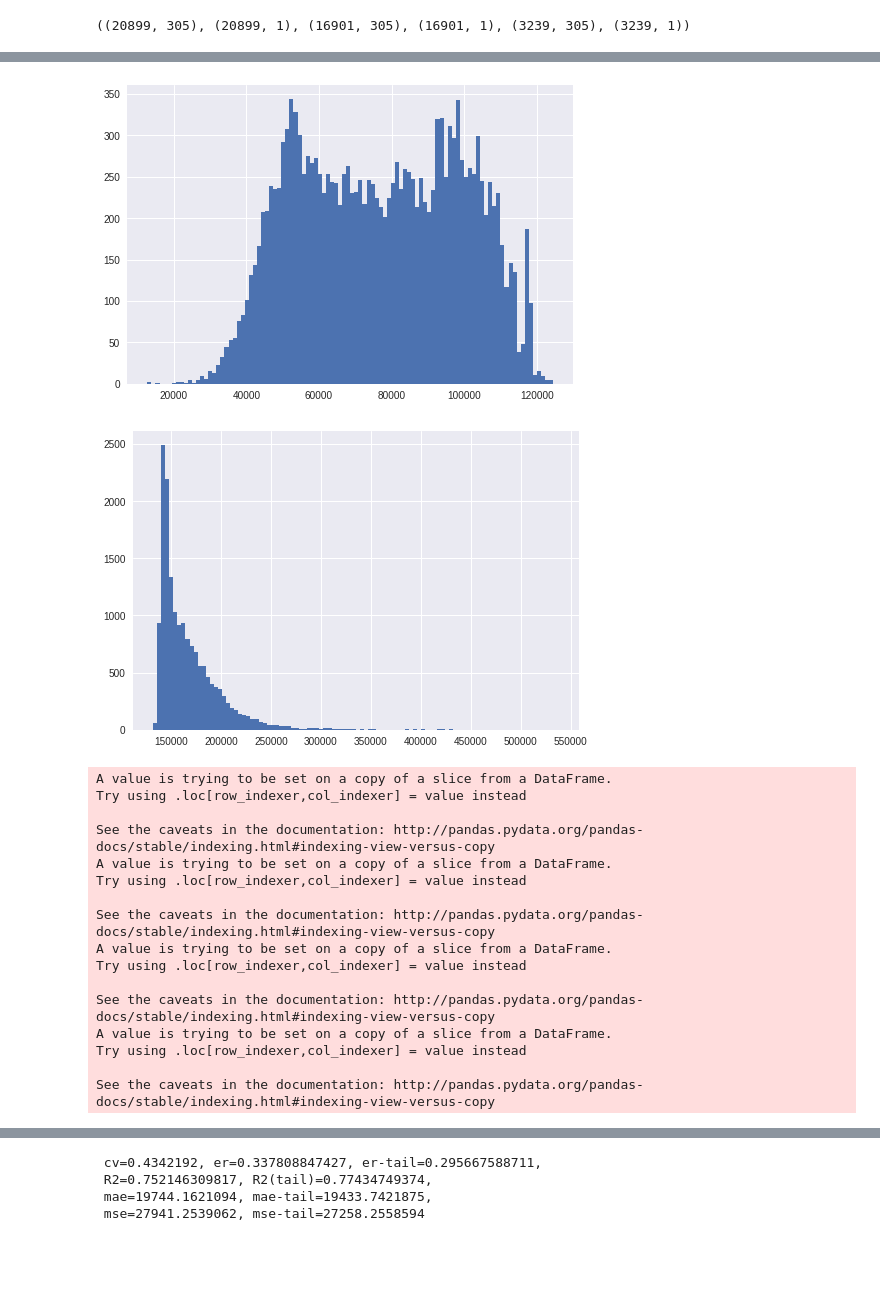
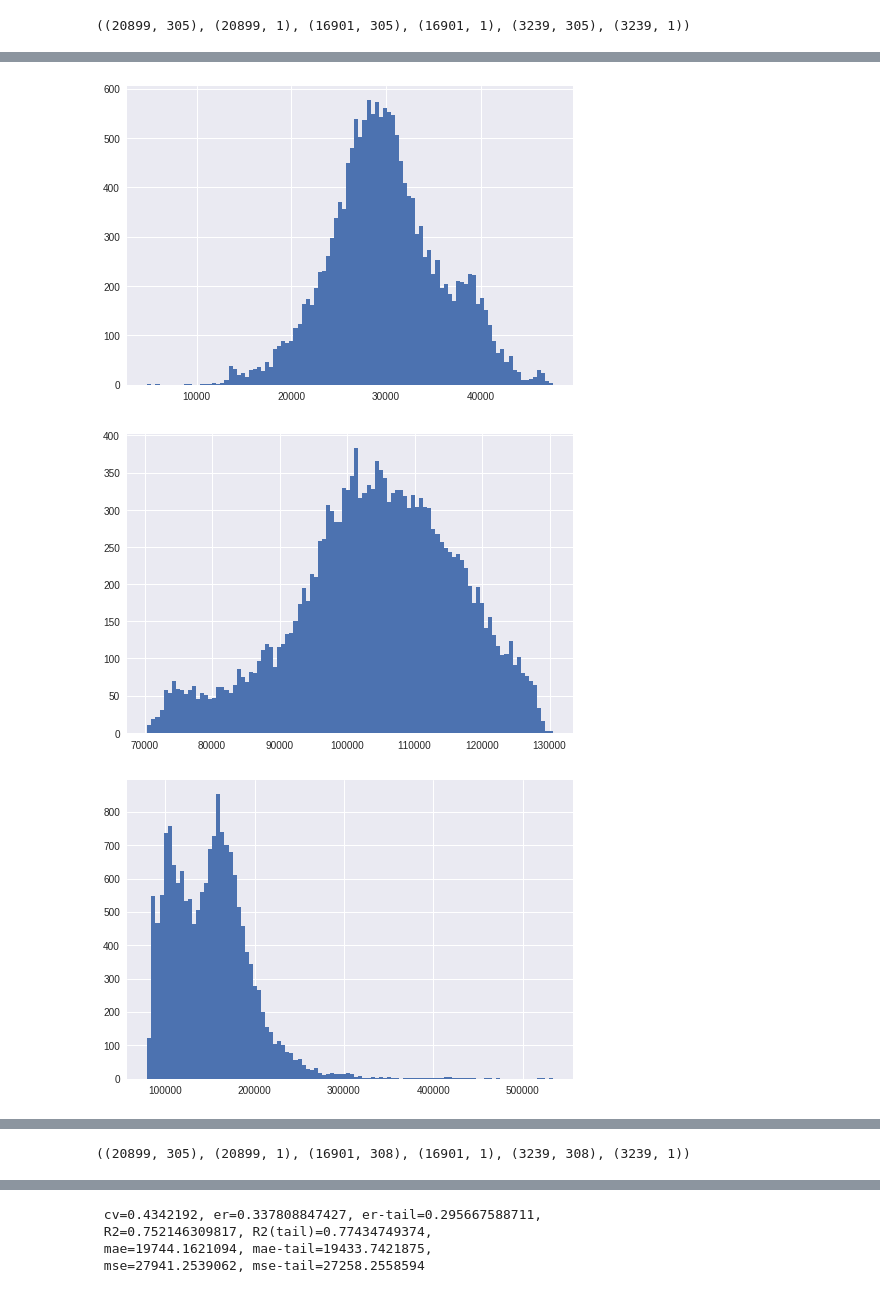
Before and after one commit to SorokinV/Kaggle-2017-SberBank, a Jupyter notebook: Jupiter/sb-v01-head-01-rmse-03-multi.ipynb, the cells around one changed output, grey strips where cells are left out. Drawn from its saved outputs; the diff is of its cells as text; code cells hidden in the pictures; blank space fills up the shorter version.

```diff
--- a/Jupiter/sb-v01-head-01-rmse-03-multi.ipynb
+++ b/Jupiter/sb-v01-head-01-rmse-03-multi.ipynb
@@ -574,8 +557,17 @@ train_x.shape, train_y.shape, train_xx.shape, train_yy.shape, train_xx15.shape,
 param = {'silent':0, 'objective':'reg:linear', 'eta':0.05,
          'max_depth':9, 'subsample':0.8, 'colsample_bytree':0.8,
          'metrics':'rmse'}
-SS = 135000
-print train_xx[ttrain.r<=SS].shape,train_y[ttrain.r>=SS].shape
-bstS1, histS1 = xgbCVtrain(param,train_x[ttrain.r<=SS],train_y[ttrain.r<=SS])
-bstS2, histS2 = xgbCVtrain(param,train_x[ttrain.r>=SS],train_y[ttrain.r>=SS])
+S1h = 50000
+
+S2l = 100000-3*10000
+S2h = 100000+3*10000
+
+S3l = 170000-3*30000
+
+##print(type(train_yy),train_yy.index,train_yy.columns)
+
+print train_xx[train_yy.r<=S1h].shape, train_xx[(train_yy.r>=S2l)&(train_yy.r<=S2h)].shape, train_yy[train_yy.r>=S3l].shape
+bstS1, histS1 = xgbCVtrain(param,train_xx[train_yy.r<=S1h],train_yy[train_yy.r<=S1h])
+bstS2, histS2 = xgbCVtrain(param,train_xx[(train_yy.r>=S2l)&(train_yy.r<=S2h)],train_yy[(train_yy.r>=S2l)&(train_yy.r<=S2h)])
+bstS3, histS3 = xgbCVtrain(param,train_xx[train_yy.r>=S3l],train_yy[train_yy.r>=S3l])
 # %% [output]
@@ -599,23 +591,36 @@ bstS2, histS2 = xgbCVtrain(param,train_x[ttrain.r>=SS],train_y[ttrain.r>=SS])
 # %%
-histS1,histS2
+print histS1,histS2,histS3
 aaS1 = bstS1.predict(dtrainCV)
 aaS2 = bstS2.predict(dtrainCV)
+aaS3 = bstS3.predict(dtrainCV)
 train_xx['aa1'] = aaS1
 train_xx['aa2'] = aaS2
+train_xx['aa3'] = aaS3
 
 plt.hist(train_yy['r'].ravel(),bins=100); plt.show()
 plt.hist(aaS1.ravel(),bins=100); plt.show()
 plt.hist(aaS2.ravel(),bins=100); plt.show()
+plt.hist(aaS3.ravel(),bins=100); plt.show()
 
 aaS1 = bstS1.predict(dtrainCV2015)
 aaS2 = bstS2.predict(dtrainCV2015)
+aaS3 = bstS3.predict(dtrainCV2015)
+
 train_xx15['aa1'] = aaS1
 train_xx15['aa2'] = aaS2
+train_xx15['aa3'] = aaS3
+
+plt.hist(train_yy['r'].ravel(),bins=100); plt.show()
+plt.hist(aaS1.ravel(),bins=100); plt.show()
+plt.hist(aaS2.ravel(),bins=100); plt.show()
+plt.hist(aaS3.ravel(),bins=100); plt.show()
 
 aaS1 = bstS1.predict(dtest)
 aaS2 = bstS2.predict(dtest)
+aaS3 = bstS3.predict(dtest)
 test_x['aa1'] = aaS1
 test_x['aa2'] = aaS2
+test_x['aa3'] = aaS3
 
 dtrainCV     = xgb.DMatrix(train_xx,label=train_yy)
 dtrainCV2015 = xgb.DMatrix(train_xx15,label=train_yy15)
@@ -634,19 +660,4 @@ See the caveats in the documentation: http://pandas.pydata.org/pandas-docs/stabl
 [figure]
-[figure, old version]
+[figure, new version]
-[figure, old version]
+[figure, new version]
-A value is trying to be set on a copy of a slice from a DataFrame.
-Try using .loc[row_indexer,col_indexer] = value instead
-
-See the caveats in the documentation: http://pandas.pydata.org/pandas-docs/stable/indexing.html#indexing-view-versus-copy
-A value is trying to be set on a copy of a slice from a DataFrame.
-Try using .loc[row_indexer,col_indexer] = value instead
-
-See the caveats in the documentation: http://pandas.pydata.org/pandas-docs/stable/indexing.html#indexing-view-versus-copy
-A value is trying to be set on a copy of a slice from a DataFrame.
-Try using .loc[row_indexer,col_indexer] = value instead
-
-See the caveats in the documentation: http://pandas.pydata.org/pandas-docs/stable/indexing.html#indexing-view-versus-copy
-A value is trying to be set on a copy of a slice from a DataFrame.
-Try using .loc[row_indexer,col_indexer] = value instead
-
-See the caveats in the documentation: http://pandas.pydata.org/pandas-docs/stable/indexing.html#indexing-view-versus-copy
+[figure, added]
@@ -653,0 +692 @@ See the caveats in the documentation: http://pandas.pydata.org/pandas-docs/stabl
+((20899, 305), (20899, 1), (16901, 308), (16901, 1), (3239, 308), (3239, 1))
```
Also changed, not shown: parts of 13 cells of this notebook, 1 other file.
